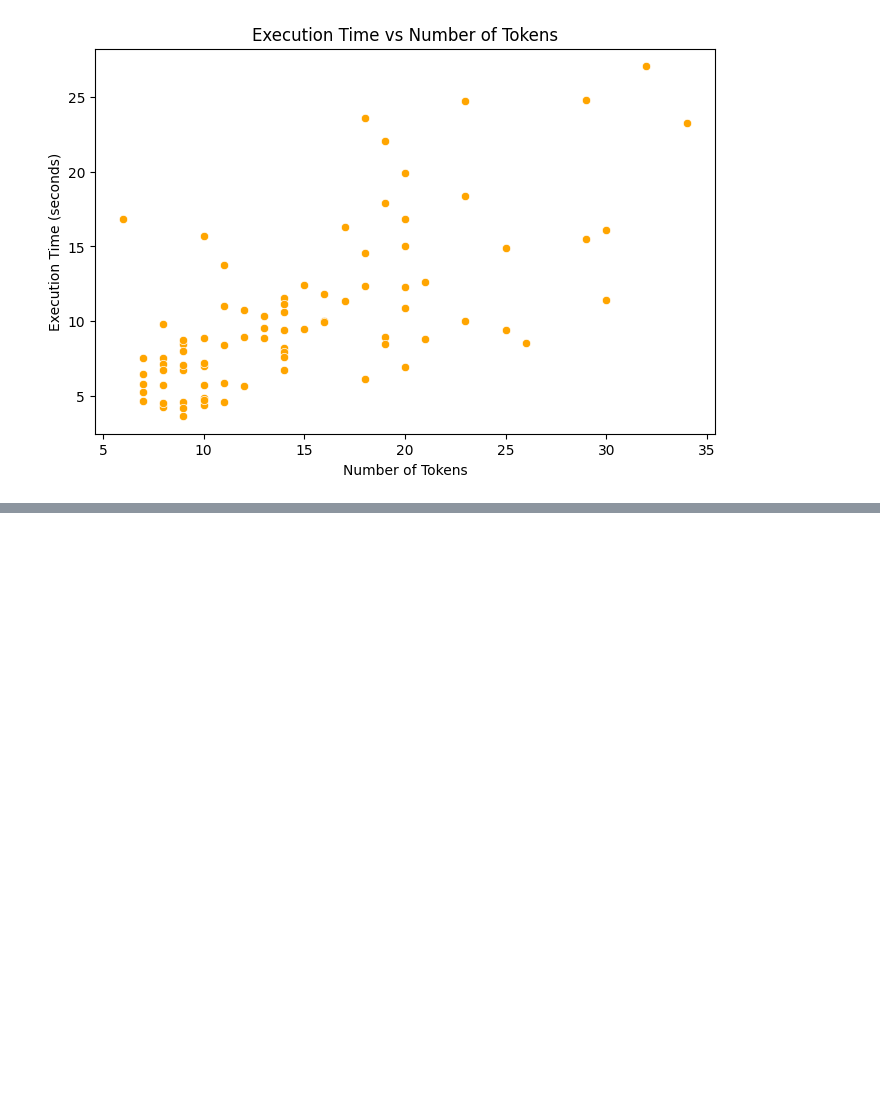
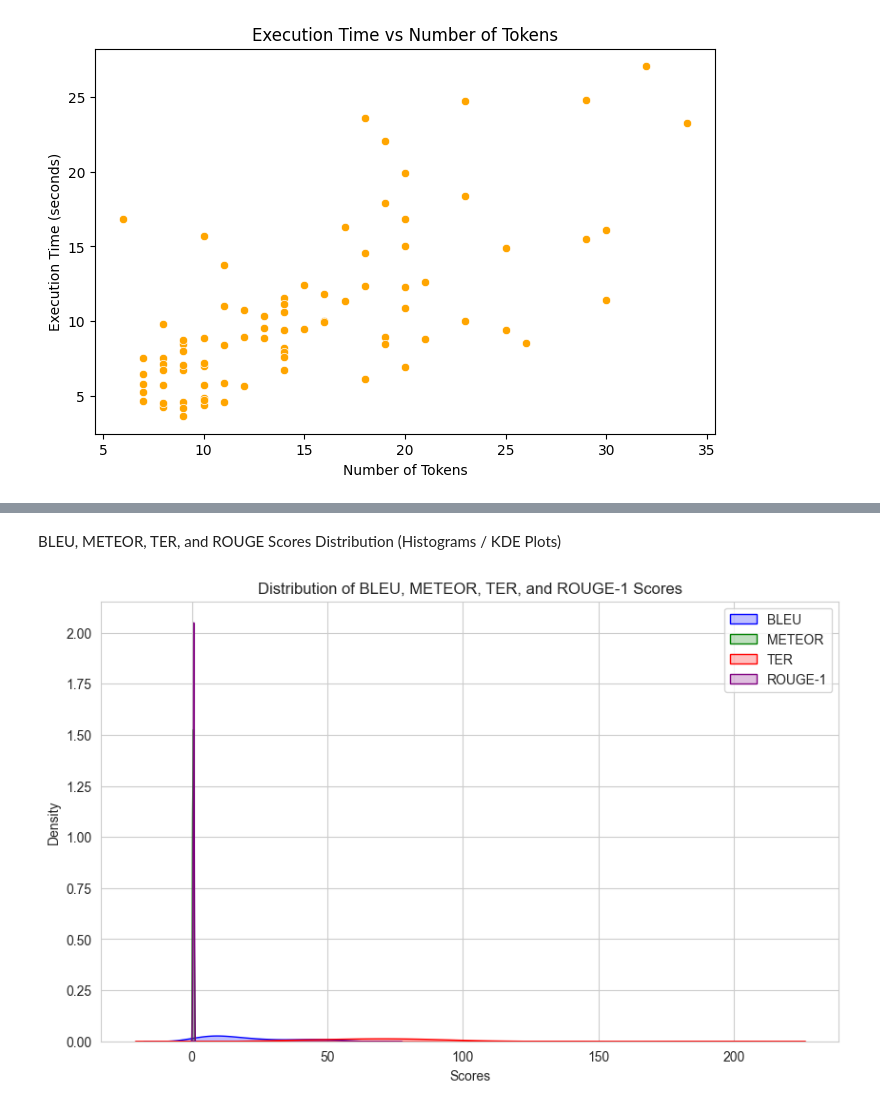
Before and after one commit to theNKCodes/Sign-Language-Module, a Jupyter notebook: backend/graphs.ipynb, the cells around one changed output, grey strips where cells are left out. Drawn from its saved outputs; the diff is of its cells as text; code cells hidden in the pictures; blank space fills up the shorter version.

Commit message:
Graphs with complete explanation

```diff
--- a/backend/graphs.ipynb
+++ b/backend/graphs.ipynb
@@ -38,0 +133,18 @@ plt.show()
+# %% [markdown]
+BLEU, METEOR, TER, and ROUGE Scores Distribution (Histograms / KDE Plots)
+# %%
+sns.set_style("whitegrid")
+
+plt.figure(figsize=(10, 6))
+sns.kdeplot(df['bleu_score'], color='blue', label='BLEU', fill=True)
+sns.kdeplot(df['meteor_score'], color='green', label='METEOR', fill=True)
+sns.kdeplot(df['ter_score'], color='red', label='TER', fill=True)
+sns.kdeplot(df['rouge1'], color='purple', label='ROUGE-1', fill=True)
+
+plt.xlabel("Scores")
+plt.ylabel("Density")
+plt.title("Distribution of BLEU, METEOR, TER, and ROUGE-1 Scores")
+plt.legend()
+plt.show()
+# %% [output]
+[figure, added]
```
Also changed, not shown: parts of 24 cells of this notebook.
